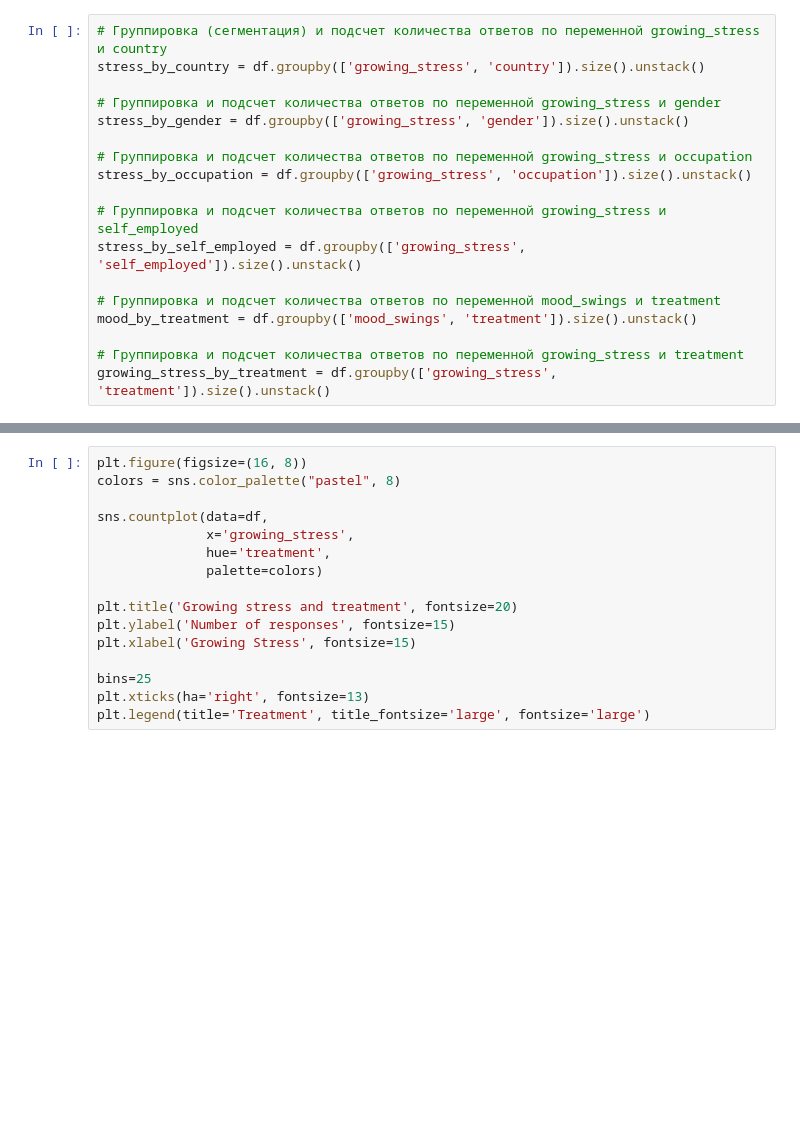
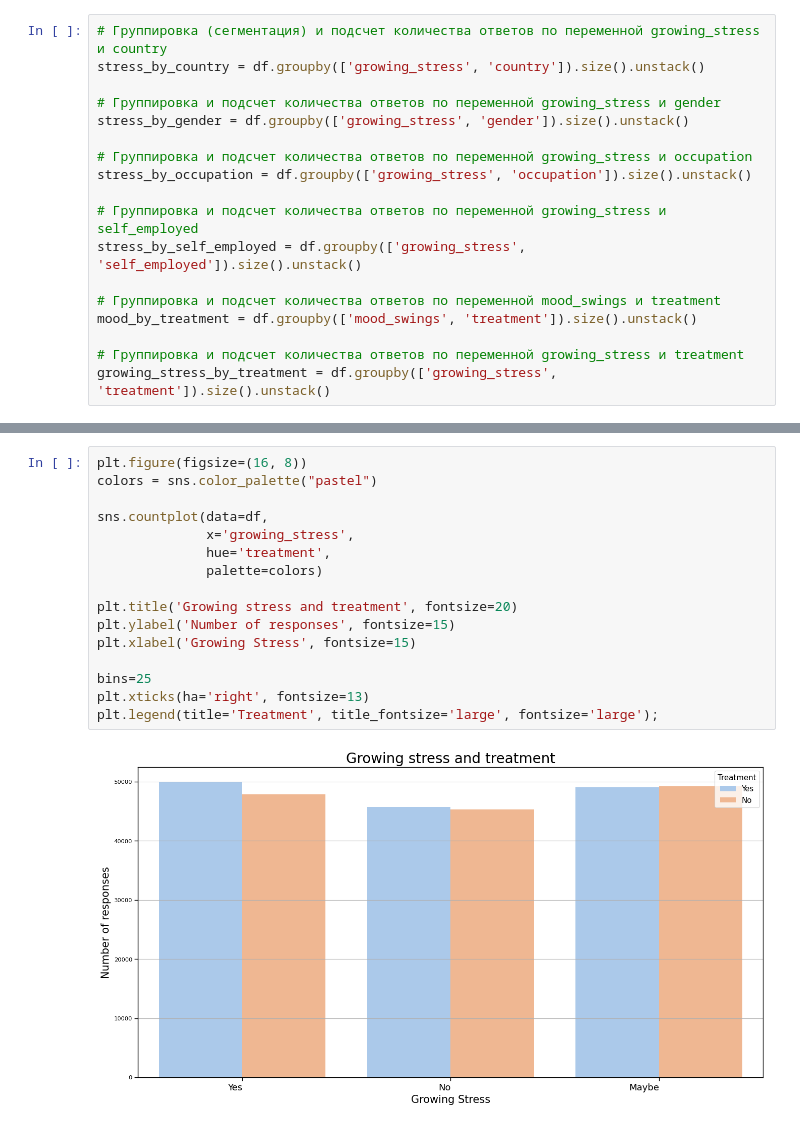
Before and after one commit to taravskayavm/Mental_Health_Dataset, a Jupyter notebook: taravskayavm_ml_homework5.ipynb, the cells around one changed output, grey strips where cells are left out. Saved outputs shown, nothing was run; the diff lists cells and outputs as text; blank space fills up the shorter version.

```diff
--- a/taravskayavm_ml_homework5.ipynb
+++ b/taravskayavm_ml_homework5.ipynb
@@ -273,16 +531,18 @@ growing_stress_by_treatment
 # %%
 plt.figure(figsize=(16, 8))
-colors = sns.color_palette("pastel", 8)
+colors = sns.color_palette("pastel")
 
 sns.countplot(data=df,
               x='growing_stress',
               hue='treatment',
               palette=colors)
 
 plt.title('Growing stress and treatment', fontsize=20)
 plt.ylabel('Number of responses', fontsize=15)
 plt.xlabel('Growing Stress', fontsize=15)
 
 bins=25
 plt.xticks(ha='right', fontsize=13)
-plt.legend(title='Treatment', title_fontsize='large', fontsize='large')
+plt.legend(title='Treatment', title_fontsize='large', fontsize='large');
+# %% [output]
+[figure, added]
```
Also changed, not shown: parts of 48 cells of this notebook.
